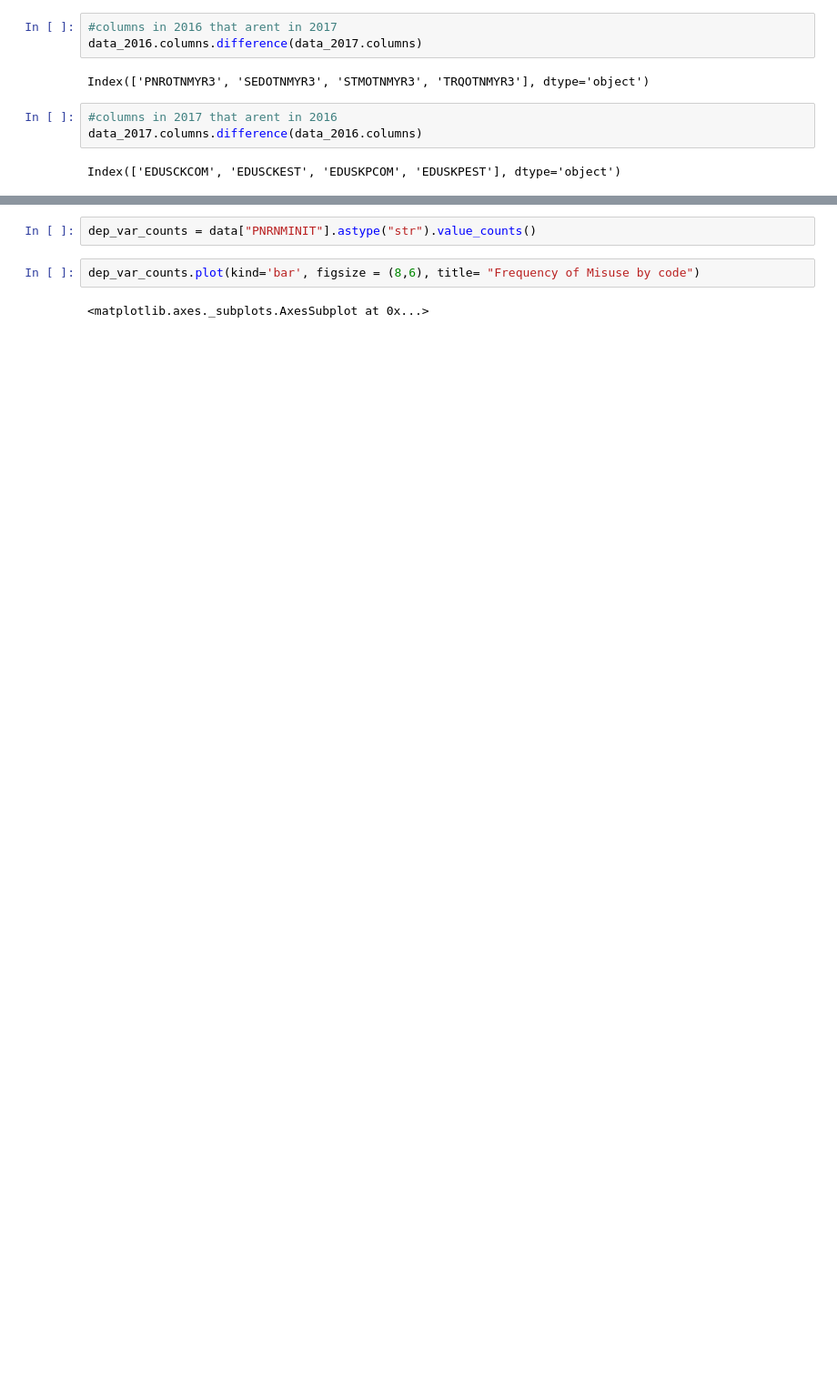
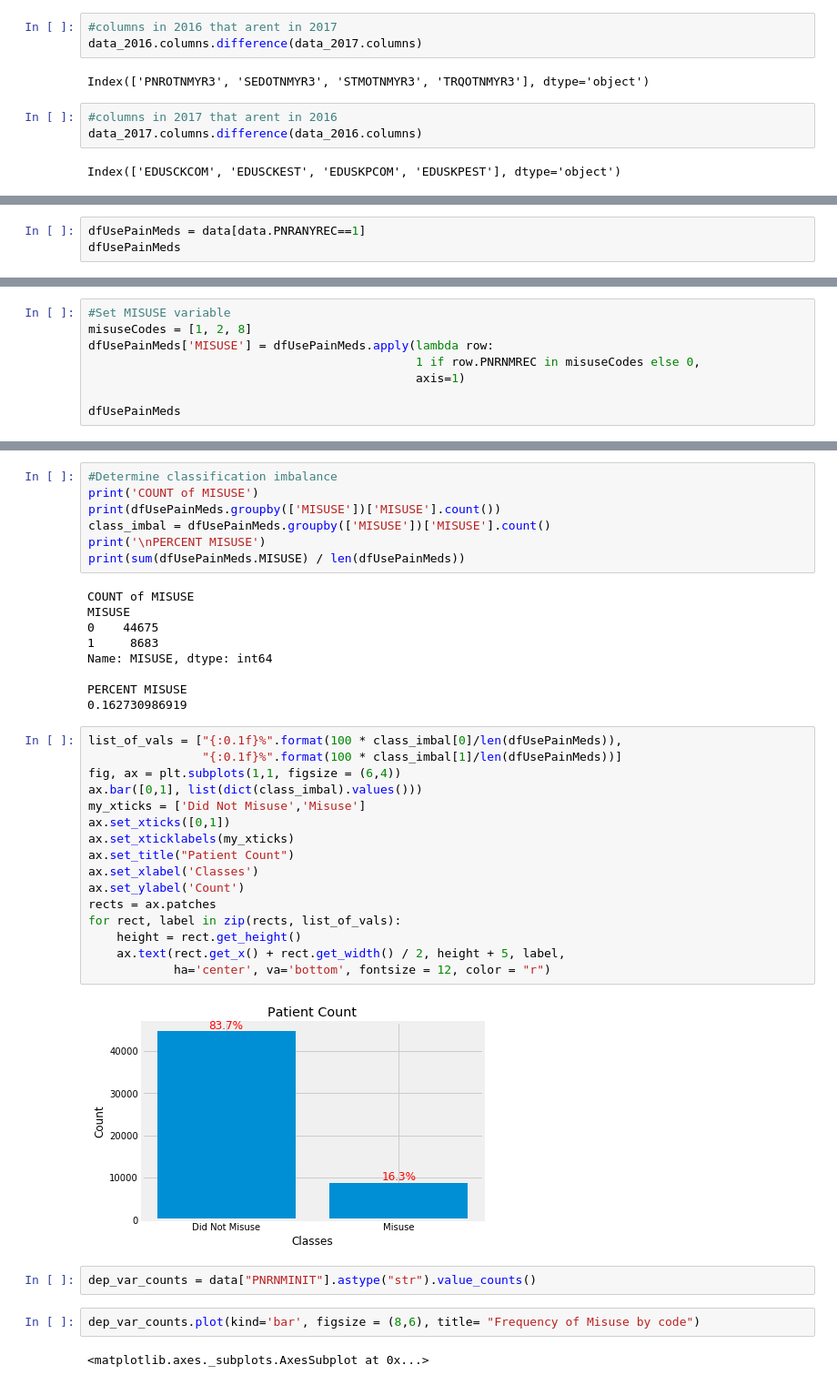
Before and after one commit to sharadv99/capstone-OpioidAddictionRisk, a Jupyter notebook: Initial_Data_Prep_and_Exploration.ipynb, the cells around one changed output, grey strips where cells are left out. Shown: that part at 91% size. Saved outputs shown, nothing was run; the diff lists cells and outputs as text; blank space fills up the shorter version.

```diff
--- a/Initial_Data_Prep_and_Exploration.ipynb
+++ b/Initial_Data_Prep_and_Exploration.ipynb
@@ -91,0 +93,3 @@ Name: TRQNMLAS1, Length: 56897, dtype: int64
+# %%
+dfUsePainMeds = data[data.PNRANYREC==1]
+dfUsePainMeds
@@ -91,0 +115,8 @@ Name: TRQNMLAS1, Length: 56897, dtype: int64
+# %%
+#Set MISUSE variable
+misuseCodes = [1, 2, 8]
+dfUsePainMeds['MISUSE'] = dfUsePainMeds.apply(lambda row:
+                                              1 if row.PNRNMREC in misuseCodes else 0,
+                                              axis=1)
+
+dfUsePainMeds
@@ -92,3 +147,37 @@ Name: TRQNMLAS1, Length: 56897, dtype: int64
+# %%
+#Determine classification imbalance
+print('COUNT of MISUSE')
+print(dfUsePainMeds.groupby(['MISUSE'])['MISUSE'].count())
+class_imbal = dfUsePainMeds.groupby(['MISUSE'])['MISUSE'].count()
+print('\nPERCENT MISUSE')
+print(sum(dfUsePainMeds.MISUSE) / len(dfUsePainMeds))
+# %% [output]
+COUNT of MISUSE
+MISUSE
+0    44675
+1     8683
+Name: MISUSE, dtype: int64
+
+PERCENT MISUSE
+0.162730986919
+# %%
+list_of_vals = ["{:0.1f}%".format(100 * class_imbal[0]/len(dfUsePainMeds)),
+                "{:0.1f}%".format(100 * class_imbal[1]/len(dfUsePainMeds))]
+fig, ax = plt.subplots(1,1, figsize = (6,4))
+ax.bar([0,1], list(dict(class_imbal).values()))
+my_xticks = ['Did Not Misuse','Misuse']
+ax.set_xticks([0,1])
+ax.set_xticklabels(my_xticks)
+ax.set_title("Patient Count")
+ax.set_xlabel('Classes')
+ax.set_ylabel('Count')
+rects = ax.patches
+for rect, label in zip(rects, list_of_vals):
+    height = rect.get_height()
+    ax.text(rect.get_x() + rect.get_width() / 2, height + 5, label,
+            ha='center', va='bottom', fontsize = 12, color = "r")
+# %% [output]
+[figure, added]
 # %%
 dep_var_counts = data["PNRNMINIT"].astype("str").value_counts()
 # %%
```
Also changed, not shown: parts of 21 cells of this notebook.
